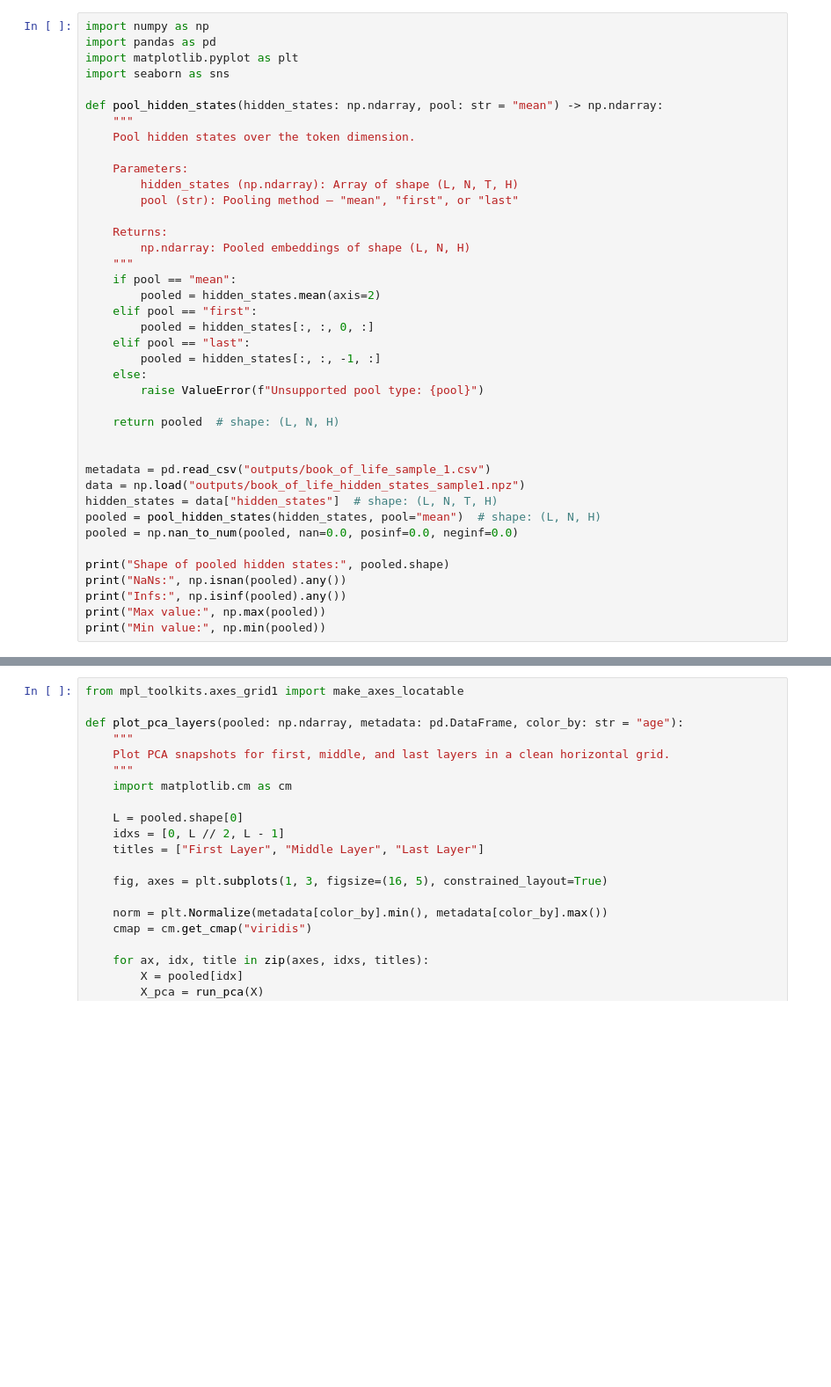
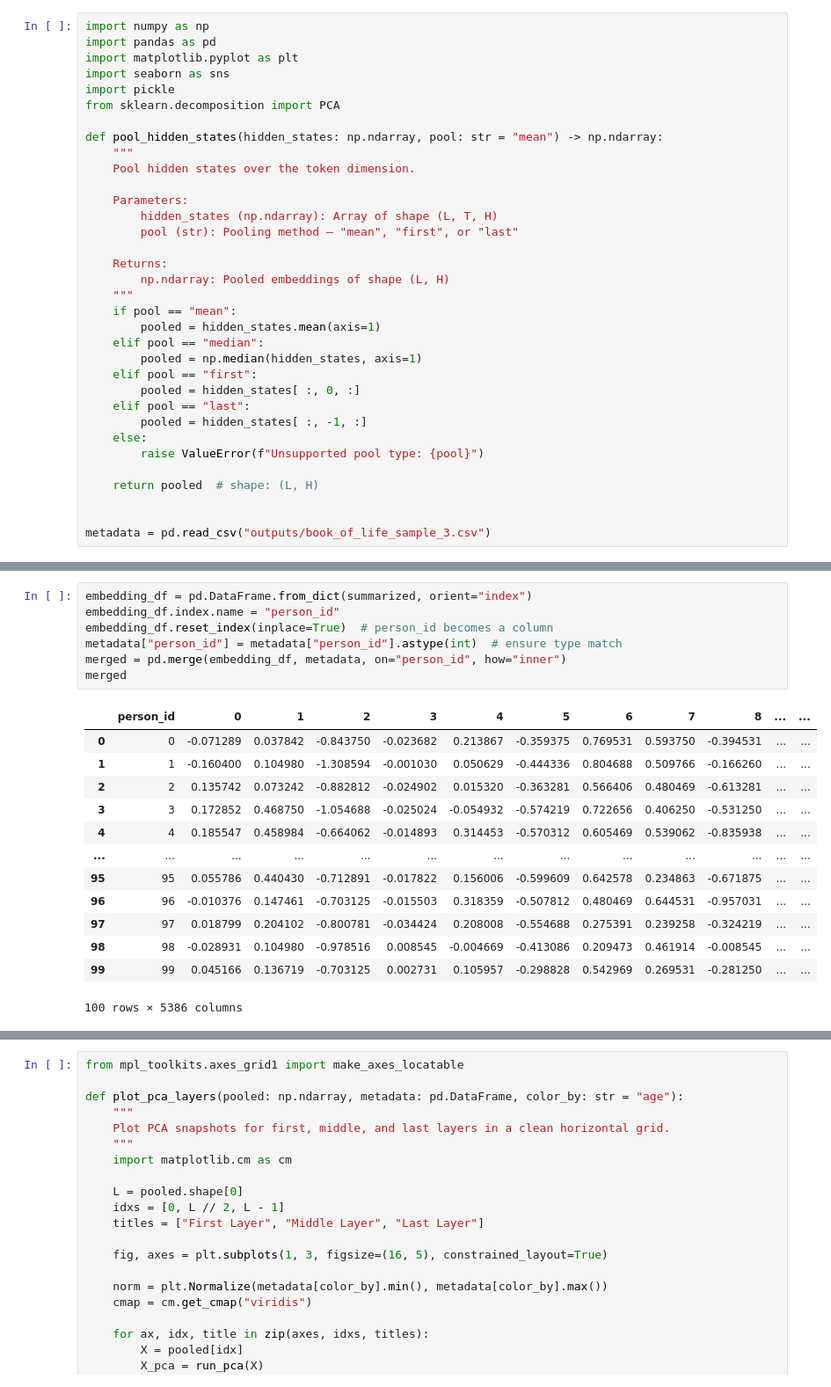
Before and after one commit to niznik-dev/predicting-zygosity, a Jupyter notebook: embeddings/explore_results.ipynb, the cells around one changed output, grey strips where cells are left out. Shown: that part at 88% size. Cells and saved outputs as stored; diff of their text form; blank space fills up the shorter version.

```diff
--- a/embeddings/explore_results.ipynb
+++ b/embeddings/explore_results.ipynb
@@ -3,38 +3,32 @@ import numpy as np
 import pandas as pd
 import matplotlib.pyplot as plt
 import seaborn as sns
+import pickle
+from sklearn.decomposition import PCA
 
 def pool_hidden_states(hidden_states: np.ndarray, pool: str = "mean") -> np.ndarray:
     """
     Pool hidden states over the token dimension.
 
     Parameters:
-        hidden_states (np.ndarray): Array of shape (L, N, T, H)
+        hidden_states (np.ndarray): Array of shape (L, T, H)
         pool (str): Pooling method — "mean", "first", or "last"
 
     Returns:
-        np.ndarray: Pooled embeddings of shape (L, N, H)
+        np.ndarray: Pooled embeddings of shape (L, H)
     """
     if pool == "mean":
-        pooled = hidden_states.mean(axis=2)
+        pooled = hidden_states.mean(axis=1)
+    elif pool == "median":
+        pooled = np.median(hidden_states, axis=1)
     elif pool == "first":
-        pooled = hidden_states[:, :, 0, :]
+        pooled = hidden_states[ :, 0, :]
     elif pool == "last":
-        pooled = hidden_states[:, :, -1, :]
+        pooled = hidden_states[ :, -1, :]
     else:
         raise ValueError(f"Unsupported pool type: {pool}")
 
-    return pooled  # shape: (L, N, H)
+    return pooled  # shape: (L, H)
 
 
-metadata = pd.read_csv("outputs/book_of_life_sample_1.csv")
-data = np.load("outputs/book_of_life_hidden_states_sample1.npz")
-hidden_states = data["hidden_states"]  # shape: (L, N, T, H)
-pooled = pool_hidden_states(hidden_states, pool="mean")  # shape: (L, N, H)
-pooled = np.nan_to_num(pooled, nan=0.0, posinf=0.0, neginf=0.0)
-
-print("Shape of pooled hidden states:", pooled.shape)
-print("NaNs:", np.isnan(pooled).any())
-print("Infs:", np.isinf(pooled).any())
-print("Max value:", np.max(pooled))
-print("Min value:", np.min(pooled))
+metadata = pd.read_csv("outputs/book_of_life_sample_3.csv")
@@ -57,0 +52,21 @@ def run_pca(X: np.ndarray, n_components: int = 2) -> np.ndarray:
+# %%
+embedding_df = pd.DataFrame.from_dict(summarized, orient="index")
+embedding_df.index.name = "person_id"
+embedding_df.reset_index(inplace=True)  # person_id becomes a column
+metadata["person_id"] = metadata["person_id"].astype(int)  # ensure type match
+merged = pd.merge(embedding_df, metadata, on="person_id", how="inner")
+merged
+# %% [output]
+|  | person_id | 0 | 1 | 2 | 3 | 4 | 5 | 6 | 7 | 8 | ... | ... |
+| 0 | 0 | -0.071289 | 0.037842 | -0.843750 | -0.023682 | 0.213867 | -0.359375 | 0.769531 | 0.593750 | -0.394531 | ... | ... |
+| 1 | 1 | -0.160400 | 0.104980 | -1.308594 | -0.001030 | 0.050629 | -0.444336 | 0.804688 | 0.509766 | -0.166260 | ... | ... |
+| 2 | 2 | 0.135742 | 0.073242 | -0.882812 | -0.024902 | 0.015320 | -0.363281 | 0.566406 | 0.480469 | -0.613281 | ... | ... |
+| 3 | 3 | 0.172852 | 0.468750 | -1.054688 | -0.025024 | -0.054932 | -0.574219 | 0.722656 | 0.406250 | -0.531250 | ... | ... |
+| 4 | 4 | 0.185547 | 0.458984 | -0.664062 | -0.014893 | 0.314453 | -0.570312 | 0.605469 | 0.539062 | -0.835938 | ... | ... |
+| ... | ... | ... | ... | ... | ... | ... | ... | ... | ... | ... | ... | ... |
+| 95 | 95 | 0.055786 | 0.440430 | -0.712891 | -0.017822 | 0.156006 | -0.599609 | 0.642578 | 0.234863 | -0.671875 | ... | ... |
+| 96 | 96 | -0.010376 | 0.147461 | -0.703125 | -0.015503 | 0.318359 | -0.507812 | 0.480469 | 0.644531 | -0.957031 | ... | ... |
+| 97 | 97 | 0.018799 | 0.204102 | -0.800781 | -0.034424 | 0.208008 | -0.554688 | 0.275391 | 0.239258 | -0.324219 | ... | ... |
+| 98 | 98 | -0.028931 | 0.104980 | -0.978516 | 0.008545 | -0.004669 | -0.413086 | 0.209473 | 0.461914 | -0.008545 | ... | ... |
+| 99 | 99 | 0.045166 | 0.136719 | -0.703125 | 0.002731 | 0.105957 | -0.298828 | 0.542969 | 0.269531 | -0.281250 | ... | ... |
+100 rows × 5386 columns
```
Also changed, not shown: parts of 9 cells of this notebook, 5 other files.
